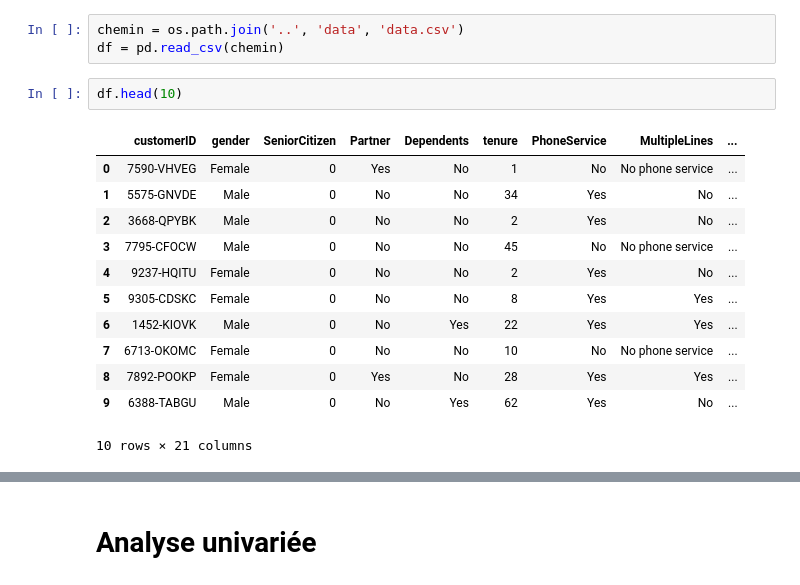
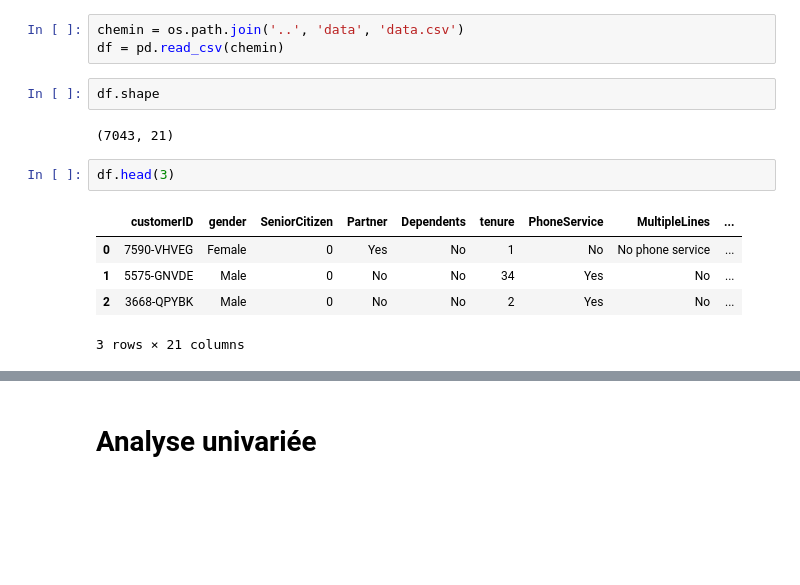
Before and after one commit to Derka88/Telco_churn_prediction, a Jupyter notebook: Notebooks/01_exploration.ipynb, the cells around one changed output, grey strips where cells are left out. Drawn from its saved outputs; the diff is of its cells as text; blank space fills up the shorter version.

```diff
--- a/Notebooks/01_exploration.ipynb
+++ b/Notebooks/01_exploration.ipynb
@@ -10,18 +10,15 @@ import matplotlib.pyplot as plt
 # %%
 chemin = os.path.join('..', 'data', 'data.csv')
 df = pd.read_csv(chemin)
+# %%
+df.shape
+# %% [output]
+(7043, 21)
 # %%
-df.head(10)
+df.head(3)
 # %% [output]
 |  | customerID | gender | SeniorCitizen | Partner | Dependents | tenure | PhoneService | MultipleLines | ... |
 | 0 | 7590-VHVEG | Female | 0 | Yes | No | 1 | No | No phone service | ... |
 | 1 | 5575-GNVDE | Male | 0 | No | No | 34 | Yes | No | ... |
 | 2 | 3668-QPYBK | Male | 0 | No | No | 2 | Yes | No | ... |
-| 3 | 7795-CFOCW | Male | 0 | No | No | 45 | No | No phone service | ... |
-| 4 | 9237-HQITU | Female | 0 | No | No | 2 | Yes | No | ... |
-| 5 | 9305-CDSKC | Female | 0 | No | No | 8 | Yes | Yes | ... |
-| 6 | 1452-KIOVK | Male | 0 | No | Yes | 22 | Yes | Yes | ... |
-| 7 | 6713-OKOMC | Female | 0 | No | No | 10 | No | No phone service | ... |
-| 8 | 7892-POOKP | Female | 0 | Yes | No | 28 | Yes | Yes | ... |
-| 9 | 6388-TABGU | Male | 0 | No | Yes | 62 | Yes | No | ... |
-10 rows × 21 columns
+3 rows × 21 columns
```
Also changed, not shown: parts of 4 cells of this notebook.
